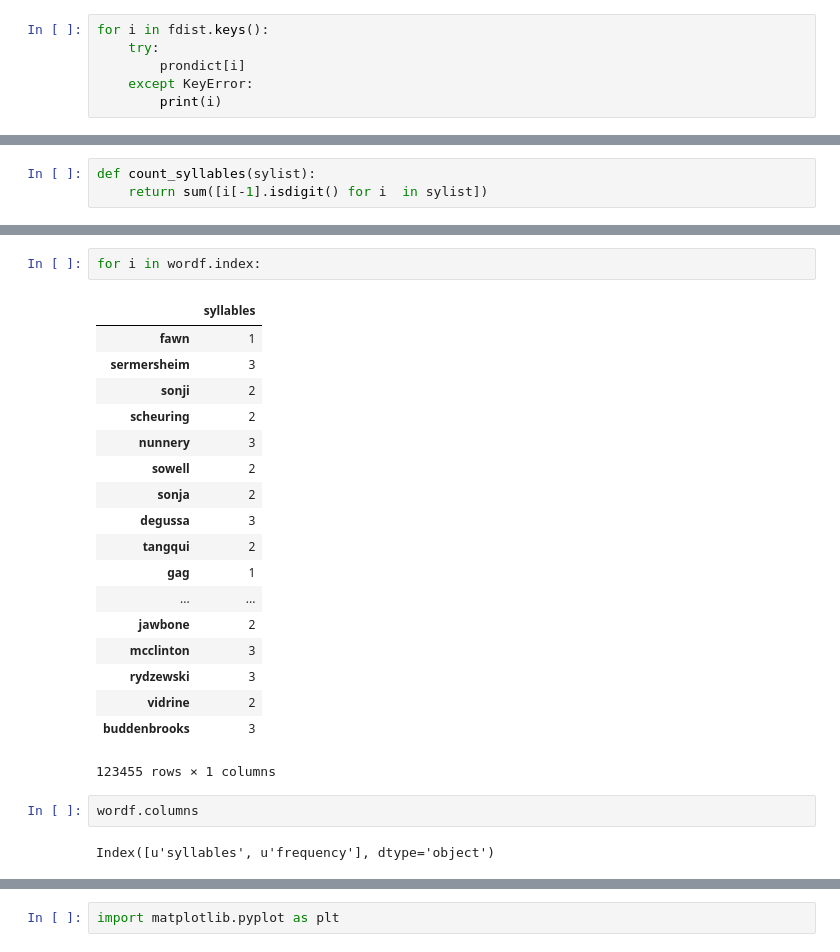
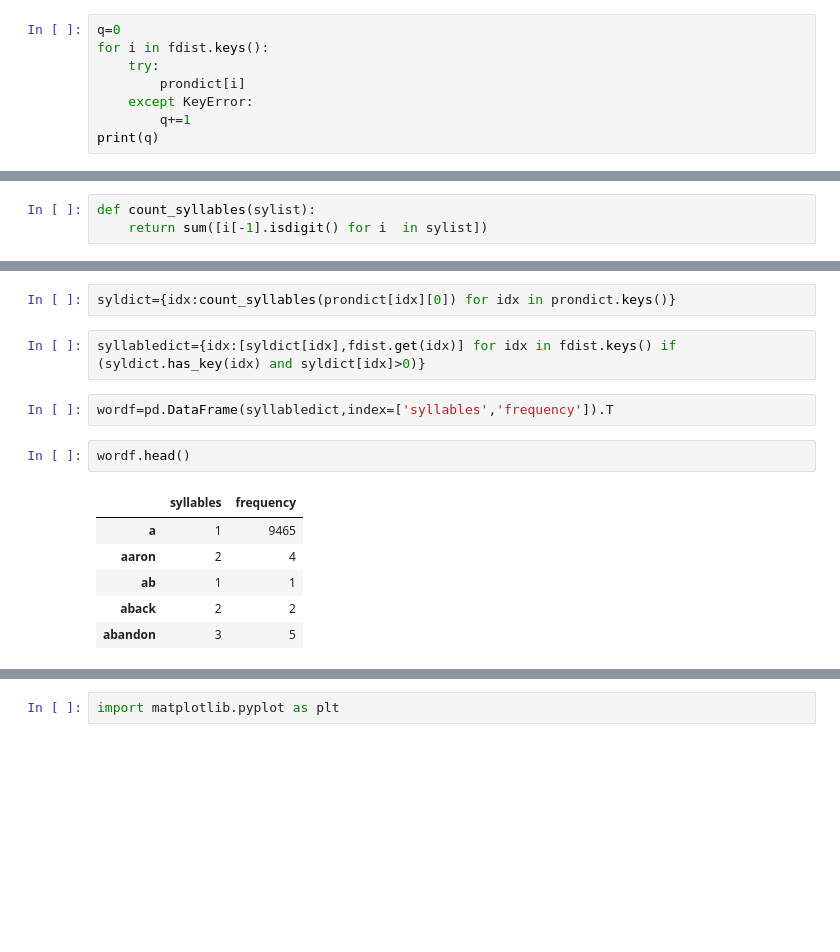
Before and after one commit to ThomasProctor/ImprovedFlesch, a Jupyter notebook: BrownCorpusToFlesch.ipynb, the cells around one changed output, grey strips where cells are left out. Drawn from its saved outputs; the diff is of its cells as text; blank space fills up the shorter version.

```diff
--- a/BrownCorpusToFlesch.ipynb
+++ b/BrownCorpusToFlesch.ipynb
@@ -158,7 +74,9 @@ len(fdist.most_common())
 # %%
+q=0
 for i in fdist.keys():
     try:
         prondict[i]
     except KeyError:
-        print(i)
+        q+=1
+print(q)
 # %% [output]
@@ -234,25 +90,15 @@ dtype: object
-# %%
-for i in wordf.index:
-# %% [output]
-|  | syllables |
-| fawn | 1 |
-| sermersheim | 3 |
-| sonji | 2 |
-| scheuring | 2 |
-| nunnery | 3 |
-| sowell | 2 |
-| sonja | 2 |
-| degussa | 3 |
-| tangqui | 2 |
-| gag | 1 |
-| ... | ... |
-| jawbone | 2 |
-| mcclinton | 3 |
-| rydzewski | 3 |
-| vidrine | 2 |
-| buddenbrooks | 3 |
-123455 rows × 1 columns
+# %%
+syldict={idx:count_syllables(prondict[idx][0]) for idx in prondict.keys()}
+# %%
+syllabledict={idx:[syldict[idx],fdist.get(idx)] for idx in fdist.keys() if (syldict.has_key(idx) and syldict[idx]>0)}
+# %%
+wordf=pd.DataFrame(syllabledict,index=['syllables','frequency']).T
 # %%
-wordf.columns
+wordf.head()
 # %% [output]
-Index([u'syllables', u'frequency'], dtype='object')
+|  | syllables | frequency |
+| a | 1 | 9465 |
+| aaron | 2 | 4 |
+| ab | 1 | 1 |
+| aback | 2 | 2 |
+| abandon | 3 | 5 |
```
Also changed, not shown: parts of 90 cells of this notebook, 3 other files.
